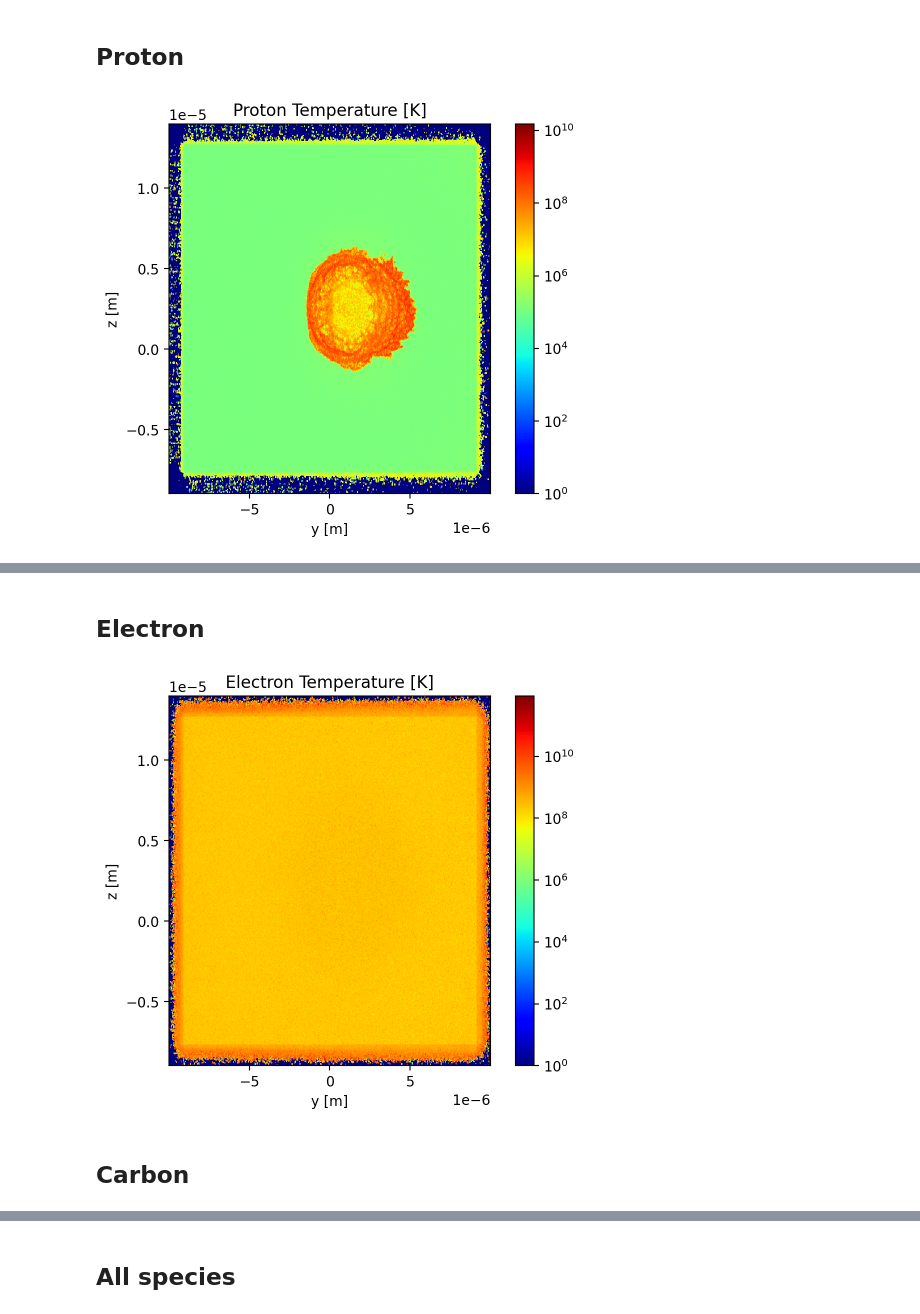
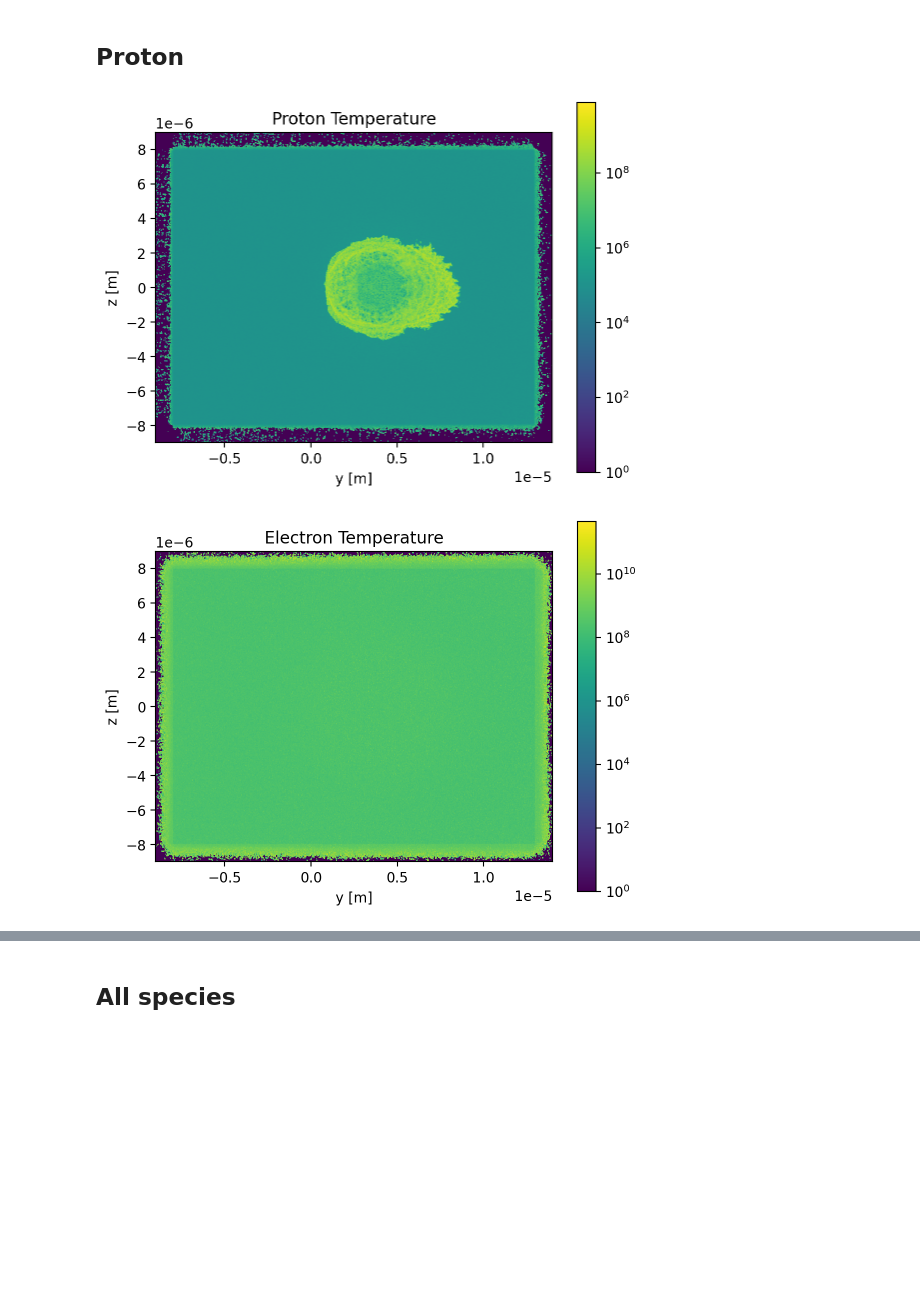
Before and after one commit to Wang-Zhongwei/EpochSims, a Jupyter notebook: analysis/3d/temperature_evolution_yz.ipynb, the cells around one changed output, grey strips where cells are left out. Drawn from its saved outputs; the diff is of its cells as text; code cells hidden in the pictures; blank space fills up the shorter version.

```diff
--- a/analysis/3d/temperature_evolution_yz.ipynb
+++ b/analysis/3d/temperature_evolution_yz.ipynb
@@ -21,11 +17,17 @@ proton_temperture = np.load(
 # %%
-extent = [x_array[0], x_array[-1], y_array[0], y_array[-1]]
-
-# add 1 to avoid log(0)
-ani, ax = animate_field(proton_temperture + 1, extent, scale_reduced=1, cmap="jet", log_scale=True)
-ax.set_title("Proton Temperature [K]")
-ax.set_xlabel("y [m]")
-ax.set_ylabel("z [m]")
-ani.save(os.path.join(media_folder, "proton_temperature_yz.gif"), fps=10, dpi=300)
+species_list = ["Proton", "Electron", "Carbon"]
+temperatures = []
+for species in species_list:
+    temperature = np.load(
+        os.path.join(raw_data_folder, f"{species}_Derived_Temperature_YZ.npy"), allow_pickle=True
+    )
+    temperatures.append(temperature)
+    extent = [y_array[0], y_array[-1], z_array[0], z_array[-1]]
+    ani, ax = animate_field(temperature + 1, extent, log_scale=True)
+    ax.set_xlabel("y [m]")
+    ax.set_ylabel("z [m]")
+    ax.set_title(f"{species} Temperature")
+    ani.save(os.path.join(media_folder, f"{species.lower()}_tempeature_log_yz.gif"), fps=10, dpi=300)
 # %% [output]
-[figure, old version]
+[figure, new version]
+[figure, added]
@@ -32,2 +34,0 @@ ani.save(os.path.join(media_folder, "proton_temperature_yz.gif"), fps=10, dpi=30
-# %% [markdown]
-## Electron
@@ -39,12 +34,0 @@ electron_temperature = np.load(
-# %%
-ani, ax = animate_field(
-    electron_temperature + 1, extent, scale_reduced=1, cmap="jet", log_scale=True
-)
-ax.set_title("Electron Temperature [K]")
-ax.set_xlabel("y [m]")
-ax.set_ylabel("z [m]")
-ani.save(os.path.join(media_folder, "electron_temperature_yz.gif"), fps=10, dpi=300)
-# %% [output]
-[figure, removed]
-# %% [markdown]
-## Carbon
```
Also changed, not shown: parts of 7 cells of this notebook, 23 other files.
